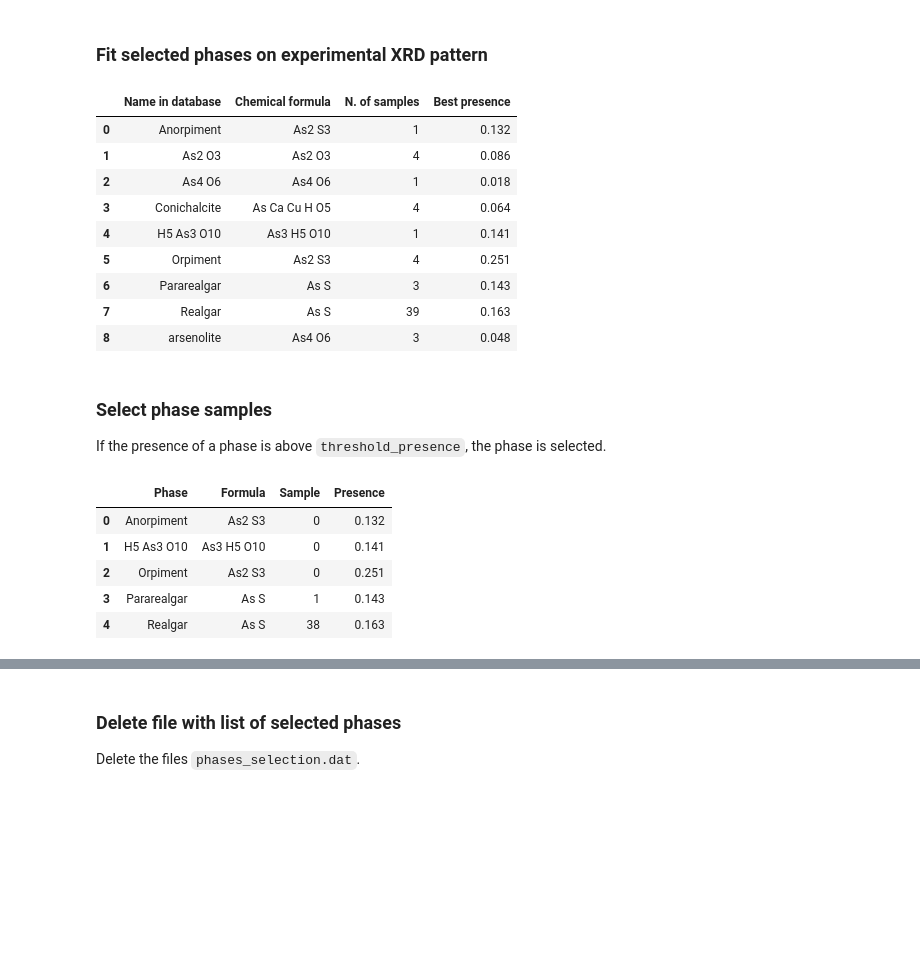
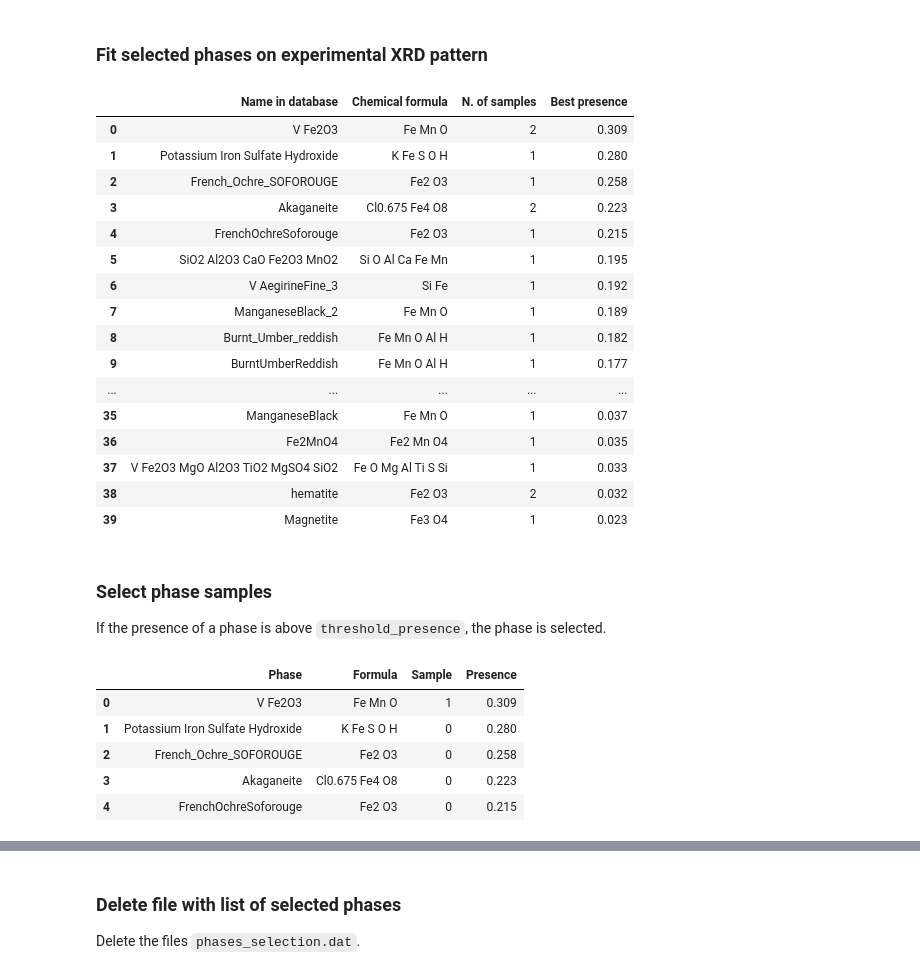
Before and after one commit to DarioZappala/XRDAnalysis, a Jupyter notebook: XRD_1p_exploration.ipynb, the cells around one changed output, grey strips where cells are left out. Cells and saved outputs as stored; diff of their text form; code cells hidden in the pictures; blank space fills up the shorter version.

```diff
--- a/XRD_1p_exploration.ipynb
+++ b/XRD_1p_exploration.ipynb
@@ -66,13 +66,13 @@ Total number of phases: 436
 rcParams['font.size'] = 18
 
 ### Parameters for smoothing ###
-window_snip = 32         # width of the window used for determining the background (default 32)
-offset_background = 60   # value added to the background, before subtracting it from the raw signal (default 0)
-std_smooth = 3           # degree of the final smooth applied to the XRD pattern (default 0)
+window_snip = 60        # width of the window used for determining the background (default 32)
+offset_background = 100   # value added to the background, before subtracting it from the raw signal (default 0)
+std_smooth = 3          # degree of the final smooth applied to the XRD pattern (default 0)
 
 ### Parameters for searching peaks ###
-width_peak = 10     # Minimum width of the peaks, in channels (default 10)
-height_peak = 0.1   # Minimum height of the peaks, between 0 and 1, compared against a logarithmic function of the XRD pattern
+width_peak = 5   # Minimum width of the peaks, in channels (default 10)
+height_peak = 0.13  # Minimum height of the peaks, between 0 and 1, compared against a logarithmic function of the XRD pattern
 
 ###
 
@@ -142,0 +152,17 @@ show()
+# %%
+elements_chosen = ['Fe']
+elements_excluded = []
+# DO NOT EXCLUDE: Al, Ca, Cl, P, S, Si
+
+df_phases = DataFrame(columns = ['Name in database', 'Chemical formula', 'N. of samples'])
+for phase_name, phase_set in sorted(database.items()):
+    p = phase_set[0]
+    if '_chemical_formula_sum' in p:
+
+        # Change 'all' (the first) into 'any' if you want to select phases that have at least one of elements_chosen
+
+        if (all(is_element_in_formula(e, p['_chemical_formula_sum']) for e in elements_chosen)
+            and all(not is_element_in_formula(e, p['_chemical_formula_sum']) for e in elements_excluded)):
+            df_phases.loc[len(df_phases)] = [phase_name, p['_chemical_formula_sum'], len(phase_set)]
+elements_excluded = []
+df_phases
@@ -179,43 +288,55 @@ df_phases
 # %%
 phase_presence_method = 'adjustment_ratio'
 phase_presence_correction = False
-# ('overlap_area', True), ('overlap_area_ratio', False), ('adjustment_ratio', False)
+# ('overlap_area', True)           # vecchio metodo
+# ('overlap_area_ratio', False)    # vecchio metodo, altro modo di realizzarlo
+# ('adjustment_ratio', False)      # nuovo metodo
 
 ###
 
 list_presence = []
 list_presence_avg = []
 list_presence_max = []
 list_x_y = []
 
 for i in range(df_phases.shape[0]):
     phase_name = df_phases['Name in database'].iloc[i]
     phase_set = database[phase_name]
 
     gs = GammaSearch([p for p in phase_set], spectrum_xrd, min_theta = min_theta, max_theta = max_theta,
         min_intensity = min_intensity, first_n_peaks = first_n_peaks, sigma = sigma)
-    gs = gs.fit_cycle(gamma = True, steps = 10)
+    gs = gs.fit_cycle(gamma = True, steps = 16)
     presence = gs.phase_presence(method = phase_presence_method, correction = phase_presence_correction)
     list_presence.append(presence)
 
-df_phases['Best presence'] = [nanmax(list_presence[i]) for i in range(df_phases.shape[0])]
-df_phases.style.format({'Best presence': '{:.3f}'})
+df_phases['Best presence'] = [nanmax(p) for p in list_presence]
+(df_phases
+ .sort_values(by = ['Best presence'], ascending = False)
+ .reset_index(drop = True)
+ .style.format({'Best presence': '{:.3f}'}))
 # %% [output]
 |  | Name in database | Chemical formula | N. of samples | Best presence |
-| 0 | Anorpiment | As2 S3 | 1 | 0.132 |
-| 1 | As2 O3 | As2 O3 | 4 | 0.086 |
-| 2 | As4 O6 | As4 O6 | 1 | 0.018 |
-| 3 | Conichalcite | As Ca Cu H O5 | 4 | 0.064 |
-| 4 | H5 As3 O10 | As3 H5 O10 | 1 | 0.141 |
-| 5 | Orpiment | As2 S3 | 4 | 0.251 |
-| 6 | Pararealgar | As S | 3 | 0.143 |
-| 7 | Realgar | As S | 39 | 0.163 |
-| 8 | arsenolite | As4 O6 | 3 | 0.048 |
+| 0 | V Fe2O3 | Fe Mn O | 2 | 0.309 |
+| 1 | Potassium Iron Sulfate Hydroxide | K Fe S O H | 1 | 0.280 |
+| 2 | French_Ochre_SOFOROUGE | Fe2 O3 | 1 | 0.258 |
+| 3 | Akaganeite | Cl0.675 Fe4 O8 | 2 | 0.223 |
+| 4 | FrenchOchreSoforouge | Fe2 O3 | 1 | 0.215 |
+| 5 | SiO2 Al2O3 CaO Fe2O3 MnO2 | Si O Al Ca Fe Mn | 1 | 0.195 |
+| 6 | V AegirineFine_3 | Si Fe | 1 | 0.192 |
+| 7 | ManganeseBlack_2 | Fe Mn O | 1 | 0.189 |
+| 8 | Burnt_Umber_reddish | Fe Mn O Al H | 1 | 0.182 |
+| 9 | BurntUmberReddish | Fe Mn O Al H | 1 | 0.177 |
+| ... | ... | ... | ... | ... |
+| 35 | ManganeseBlack | Fe Mn O | 1 | 0.037 |
+| 36 | Fe2MnO4 | Fe2 Mn O4 | 1 | 0.035 |
+| 37 | V Fe2O3 MgO Al2O3 TiO2 MgSO4 SiO2 | Fe O Mg Al Ti S Si | 1 | 0.033 |
+| 38 | hematite | Fe2 O3 | 2 | 0.032 |
+| 39 | Magnetite | Fe3 O4 | 1 | 0.023 |
 # %% [markdown]
 ### Select phase samples
 If the presence of a phase is above `threshold_presence`, the phase is selected.
 # %%
-threshold_presence = 0.1
+threshold_presence = 0.2
 
 ###
 
@@ -242,12 +363,12 @@ df_phases_sel = DataFrame({
     'Sample': list_sel_sample,
     'Presence': list_sel_presence,
 })
-df_phases_sel = df_phases_sel.sort_values(by = 'Phase').reset_index(drop = True)
+df_phases_sel = df_phases_sel.sort_values(by = ['Presence'], ascending = False).reset_index(drop = True)
 df_phases_sel.style.format({'Presence': '{:.3f}'})
 # %% [output]
 |  | Phase | Formula | Sample | Presence |
-| 0 | Anorpiment | As2 S3 | 0 | 0.132 |
-| 1 | H5 As3 O10 | As3 H5 O10 | 0 | 0.141 |
-| 2 | Orpiment | As2 S3 | 0 | 0.251 |
-| 3 | Pararealgar | As S | 1 | 0.143 |
-| 4 | Realgar | As S | 38 | 0.163 |
+| 0 | V Fe2O3 | Fe Mn O | 1 | 0.309 |
+| 1 | Potassium Iron Sulfate Hydroxide | K Fe S O H | 0 | 0.280 |
+| 2 | French_Ochre_SOFOROUGE | Fe2 O3 | 0 | 0.258 |
+| 3 | Akaganeite | Cl0.675 Fe4 O8 | 0 | 0.223 |
+| 4 | FrenchOchreSoforouge | Fe2 O3 | 0 | 0.215 |
```
Also changed, not shown: parts of 39 cells of this notebook, 7 other files.
